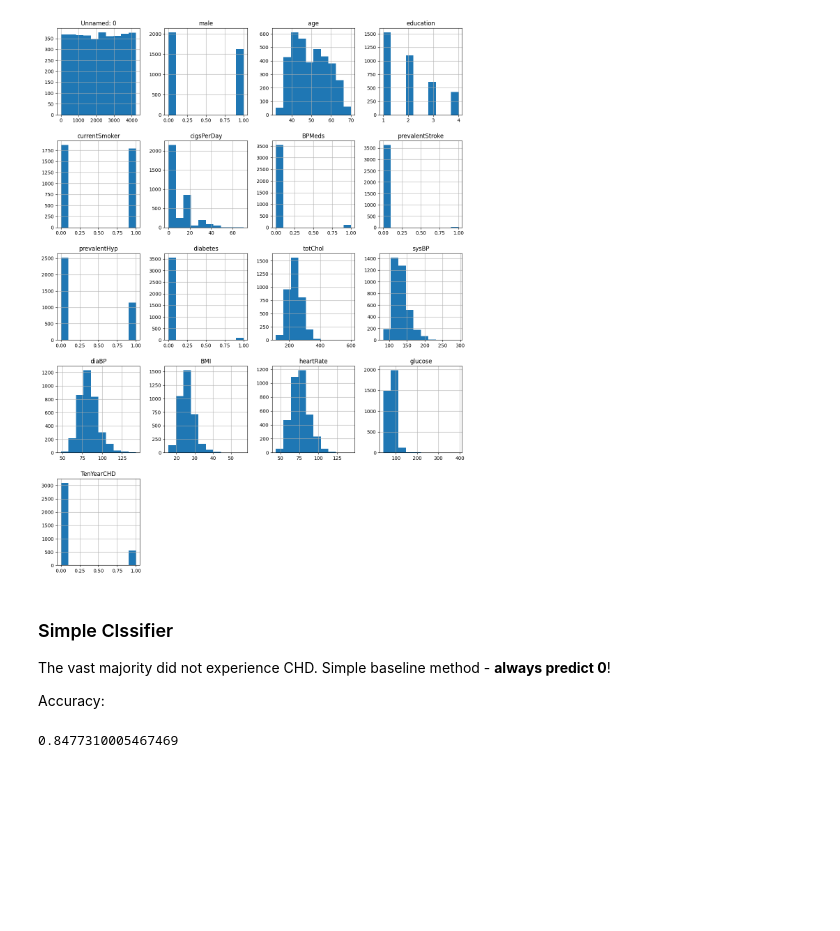
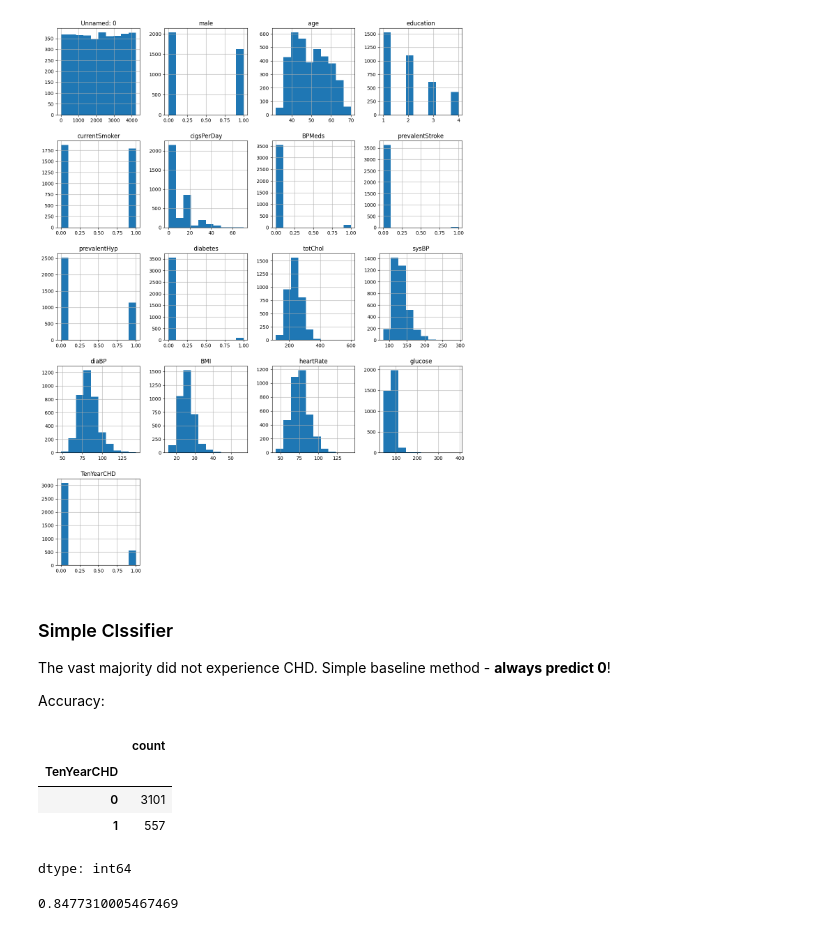
Before and after one commit to yuri-spizhovyi-mit/ET6-ML, a Jupyter notebook: Session1__data_analysis/notebooks/Recitation_1.ipynb, the cells around one changed output. Saved outputs shown, nothing was run; the diff lists cells and outputs as text; code cells hidden in the pictures; blank space fills up the shorter version.

```diff
--- a/Session1__data_analysis/notebooks/Recitation_1.ipynb
+++ b/Session1__data_analysis/notebooks/Recitation_1.ipynb
@@ -127,6 +137,14 @@ The vast majority did not experience CHD. Simple baseline method - **always pred
 
 
 Accuracy:
+# %%
+framingham["TenYearCHD"].value_counts()
+# %% [output]
+|  | count |
+| TenYearCHD |  |
+| 0 | 3101 |
+| 1 | 557 |
+dtype: int64
 # %%
 3101/(3101+557)
 # %% [output]
```
Also changed, not shown: parts of 2 cells of this notebook.
